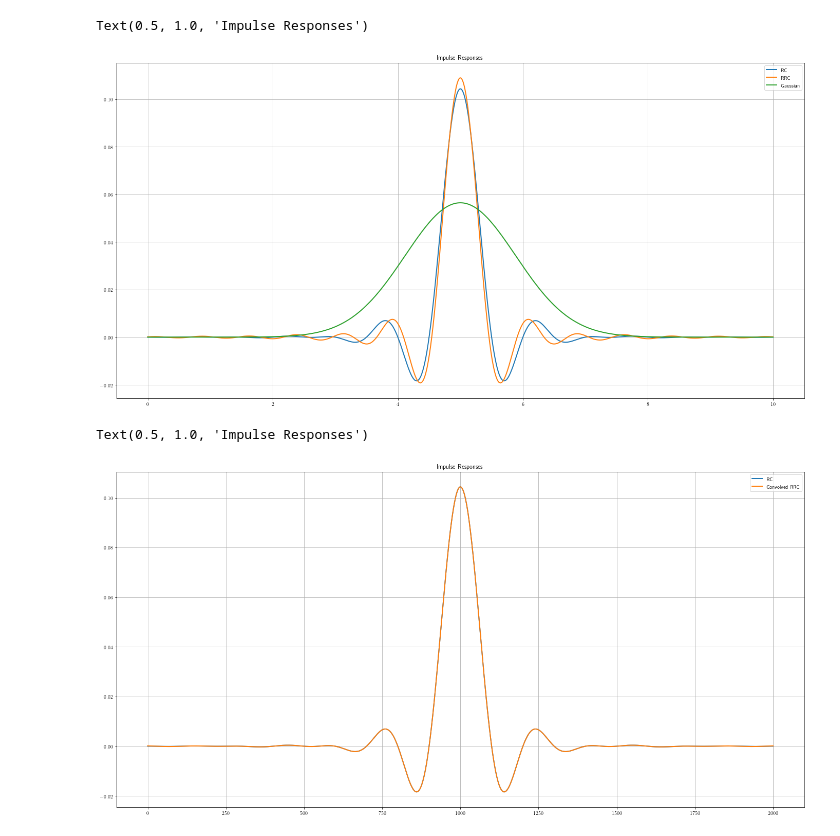
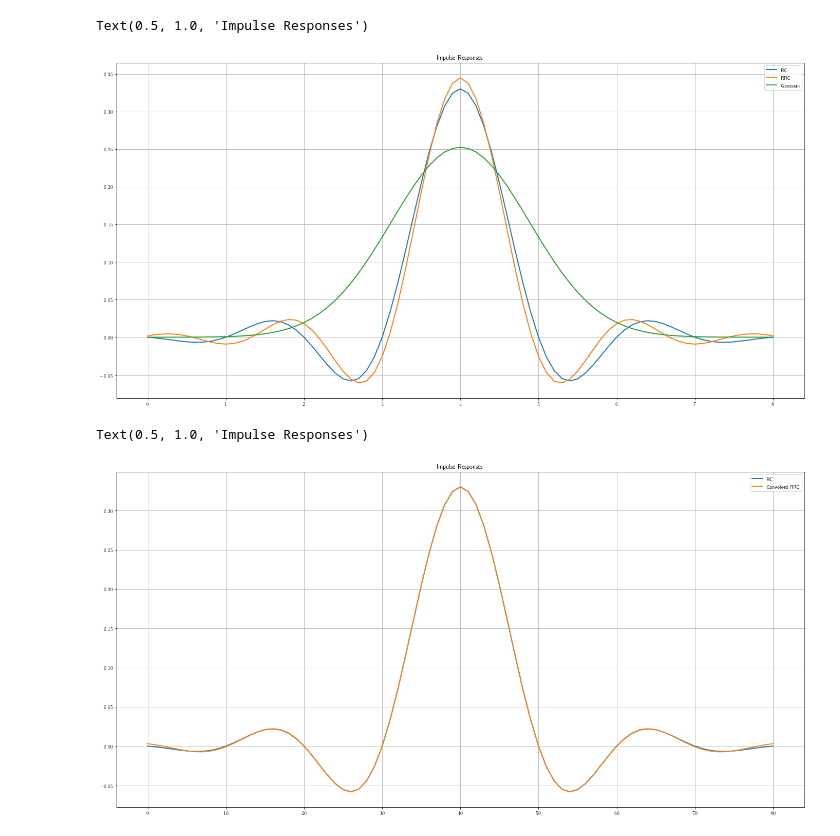
Before and after one commit to domrim/bachelorarbeit-code, a Jupyter notebook: jupyter-notebooks/tests.ipynb, the cells around one changed output. Saved outputs shown, nothing was run; the diff lists cells and outputs as text; code cells hidden in the pictures.

```diff
--- a/jupyter-notebooks/tests.ipynb
+++ b/jupyter-notebooks/tests.ipynb
@@ -19,34 +19,31 @@ plt.rc('font', **font)
 plt.rc('text', usetex=True)
 # %%
 # parameters of the filters
-f_symbol = 2.0  # sample rate (Baud)
-n_up = 100 # samples per symbol (>1 => oversampling)
+f_symbol = 1.0  # sample rate (Baud)
+n_up = 10 # samples per symbol (>1 => oversampling)
 
 r_rc = .33
 r_rrc = .33
 r_gaussian = 0.8
 
-syms_per_filt = 10  # symbols per filter (plus minus in both directions)
+syms_per_filt = 4  # symbols per filter (plus minus in both directions)
 
 t_rc, rc = split_step_fourier.get_rc_ir( syms_per_filt, r_rc, f_symbol, n_up )
 t_rrc, rrc = split_step_fourier.get_rrc_ir( syms_per_filt, r_rrc, f_symbol, n_up )
 t_gaussian, gaussian = split_step_fourier.get_gaussian_ir( syms_per_filt, r_gaussian, f_symbol, n_up )
-
-
-
 
 matplotlib.rc('figure', figsize=(24, 12) )
 
 plt.plot( t_rc, rc, linewidth=2.0, label='RC' )
 plt.plot( t_rrc, rrc, linewidth=2.0, label='RRC' )
 plt.plot( t_gaussian, gaussian, linewidth=2.0, label='Gaussian' )
 
 plt.grid( True )
 plt.legend( loc='upper right' )
 plt.title( 'Impulse Responses' )
 # %% [output]
 Text(0.5, 1.0, 'Impulse Responses')
-[figure, old version]
+[figure, new version]
 # %%
 # Comparison of convolved rrc with rc
 
@@ -66,4 +63,4 @@ plt.legend( loc='upper right' )
 plt.title( 'Impulse Responses' )
 # %% [output]
 Text(0.5, 1.0, 'Impulse Responses')
-[figure, old version]
+[figure, new version]
```
Also changed, not shown: parts of 1 cell of this notebook, 1 other file.
